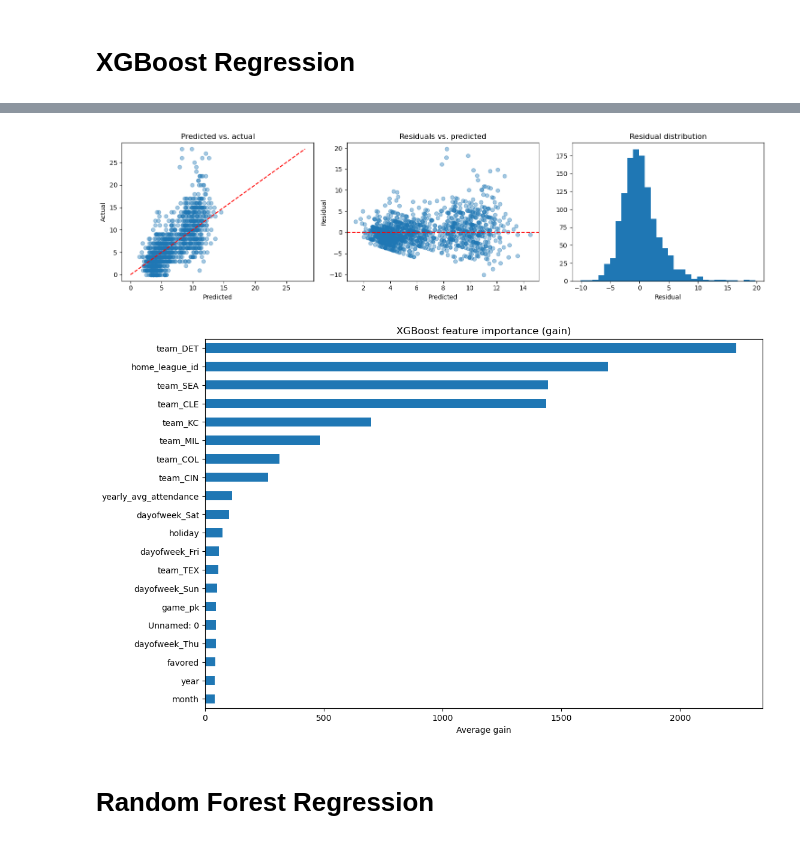
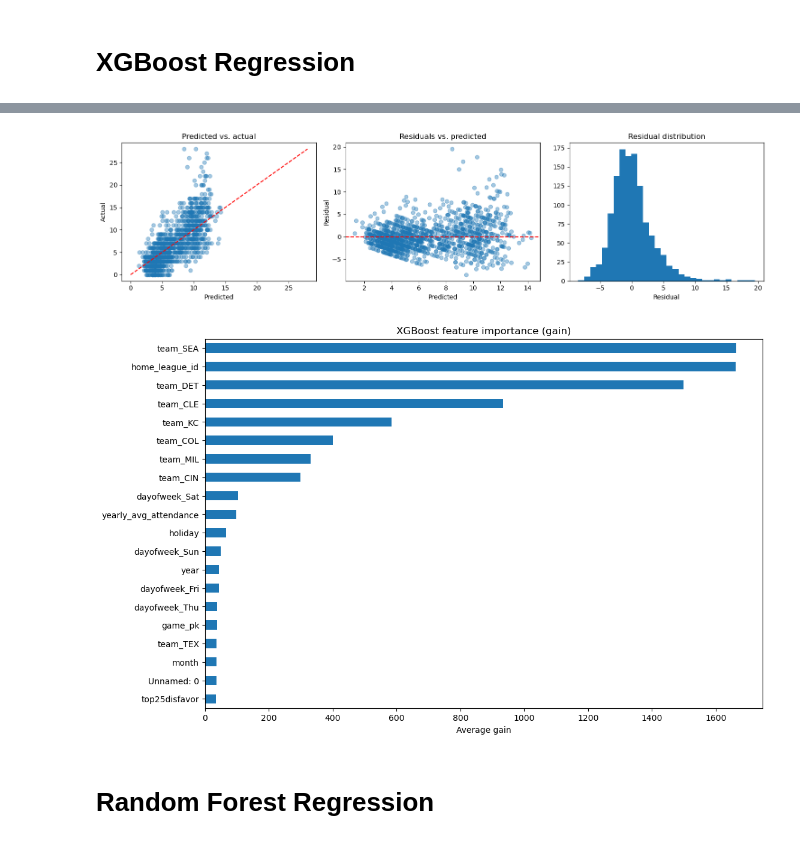
Before and after one commit to mattcollinsPSU/group13_ds340w_fall2026_repo, a Jupyter notebook: DS340W_notebook2_v2.ipynb, the cells around one changed output, grey strips where cells are left out. Drawn from its saved outputs; the diff is of its cells as text; code cells hidden in the pictures.

Commit message:
Added tuning to XGBoost model

```diff
--- a/DS340W_notebook2_v2.ipynb
+++ b/DS340W_notebook2_v2.ipynb
@@ -142,8 +142,8 @@ for alpha in alphas:
             "val_mae": mean_absolute_error(y_val, pred),
         })
 
-elastic_results = pd.DataFrame(elastic_results).sort_values("val_rmse").reset_index(drop=True)
-print(elastic_results.head(10))
+elastic_results_table = pd.DataFrame(elastic_results).sort_values("val_rmse").reset_index(drop=True)
+print(elastic_results_table.head(10))
 # %% [output]
    alpha  l1_ratio  val_rmse   val_mae
 0  0.300       0.1  4.340794  3.064120
@@ -244,28 +283,10 @@ plt.show()
 # %%
-# XGBoost model: train on train, early stop on validation
-xgb_model = XGBRegressor(
-    n_estimators=2000,          # upper bound; early stopping picks the actual number
-    learning_rate=0.05,
-    max_depth=6,
-    subsample=0.8,
-    colsample_bytree=0.8,
-    min_child_weight=1,
-    reg_lambda=1.0,
-    objective="reg:squarederror",
-    eval_metric="rmse",
-    early_stopping_rounds=50,
-    tree_method="hist",
-    random_state=42,
-    n_jobs=-1,
-)
+best_xgb = xgb_results_table.iloc[0]
 
-xgb_model.fit(
-    X_train, y_train,
-    # Early stopping watches the LAST set, so validation must come last
-    eval_set=[(X_train, y_train), (X_test, y_test), (X_val, y_val)],
-    verbose=100,
-)
-
-print(f"Best iteration: {xgb_model.best_iteration}")
-print(f"Best validation RMSE: {xgb_model.best_score:.4f}")
+# Refit best model on train, check train vs. validation
+best_xgb_model = XGBRegressor(n_estimators=2000, learning_rate=best_xgb["learning_rate"], max_depth=int(best_xgb["max_depth"]),
+                        subsample=0.8, colsample_bytree=0.8, min_child_weight=int(best_xgb["min_child_weight"]), reg_lambda=1.0,
+                        objective="reg:squarederror", eval_metric="rmse", early_stopping_rounds=50,
+                        tree_method="hist", random_state=42, n_jobs=-1)
+best_xgb_model.fit(X_train, y_train, eval_set=[(X_train, y_train), (X_test, y_test), (X_val, y_val)], verbose=0)
 # %% [output]
@@ -325,28 +350,28 @@ R2             0.200281    0.202226   0.512755
 # %%
 # Predicted vs. actual on the test set
-pred = xgb_model.predict(X_val)
+pred = best_xgb_model.predict(X_val)
 resid = y_val - pred
 
 fig, ax = plt.subplots(1, 3, figsize=(15, 4))
 ax[0].scatter(pred, y_val, alpha=0.4)
 lims = [min(pred.min(), y_val.min()), max(pred.max(), y_val.max())]
 ax[0].plot(lims, lims, "r--")
 ax[0].set(xlabel="Predicted", ylabel="Actual", title="Predicted vs. actual")
 
 ax[1].scatter(pred, resid, alpha=0.4)
 ax[1].axhline(0, color="r", ls="--")
 ax[1].set(xlabel="Predicted", ylabel="Residual", title="Residuals vs. predicted")
 
 ax[2].hist(resid, bins=30)
 ax[2].set(xlabel="Residual", title="Residual distribution")
 plt.tight_layout()
 plt.show()
 # %% [output]
-[figure, old version]
+[figure, new version]
 # %%
 # Feature importance (gain) — top 25 features
 importance = pd.Series(
-    xgb_model.get_booster().get_score(importance_type="gain")
+    best_xgb_model.get_booster().get_score(importance_type="gain")
 ).sort_values(ascending=False).head(20)
 
 fig, ax = plt.subplots(figsize=(12, 8))
@@ -355,7 +380,7 @@ ax.set_title("XGBoost feature importance (gain)")
 ax.set_xlabel("Average gain")
 plt.show()
 # %% [output]
-[figure, old version]
+[figure, new version]
 # %% [markdown]
 # Random Forest Regression
 # %%
```
Also changed, not shown: parts of 10 cells of this notebook.
